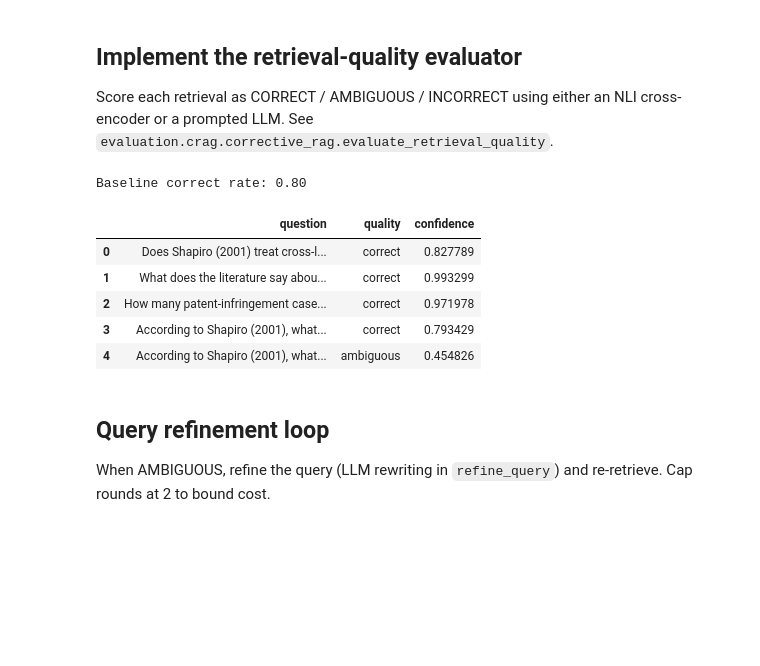
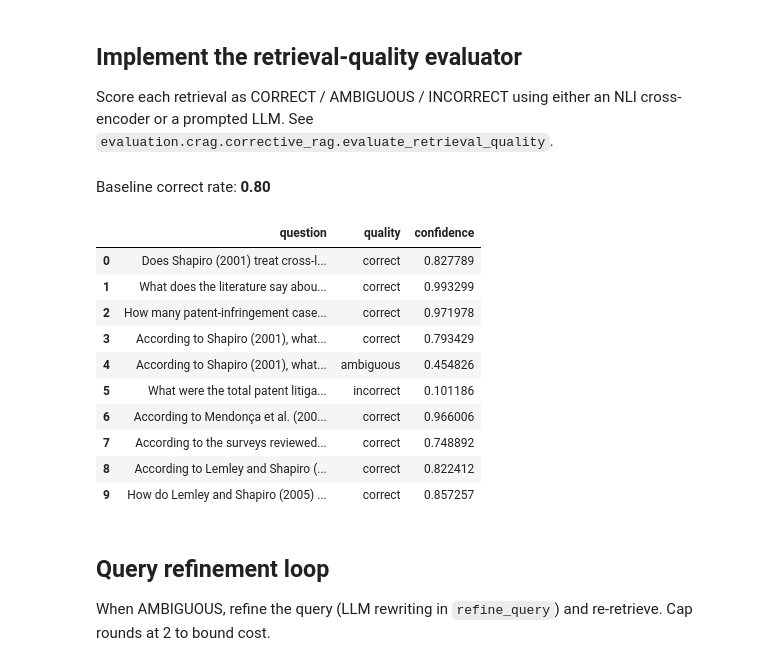
Before and after one commit to eliemada/cs552-faithful-rag, a Jupyter notebook: notebooks/faruk_zahiragic_415360.ipynb, the cells around one changed output. Drawn from its saved outputs; the diff is of its cells as text; code cells hidden in the pictures; blank space fills up the shorter version.

```diff
--- a/notebooks/faruk_zahiragic_415360.ipynb
+++ b/notebooks/faruk_zahiragic_415360.ipynb
@@ -234,11 +270,23 @@ def _build_prompt(question, docs):
     )
 
 
+def _can_use_vllm():
+    try:
+        import torch
+
+        return torch.cuda.is_available()
+    except Exception:
+        return False
+
+
 def _safe_generate(prompt, docs):
+    if not _can_use_vllm():
+        if docs:
+            return docs[0]["text"][:400].strip()
+        return "I don't know."
     try:
         return generate(model_spec, prompt, max_tokens=256, temperature=0.2)
-    except Exception as exc:
-        print(f"Generation fallback (non-vLLM env): {exc}")
+    except Exception:
         if docs:
             return docs[0]["text"][:400].strip()
         return "I don't know."
@@ -265,5 +313,5 @@ for item in gold_subset:
     )
 
 baseline_df = pd.DataFrame(baseline_rows)
-baseline_df[["question", "latency_s"]].head()
+display(baseline_df[["question", "latency_s"]])
 # %% [output]
@@ -294,25 +333,30 @@ Score each retrieval as CORRECT / AMBIGUOUS / INCORRECT using either an NLI cros
 # %%
 from evaluation.crag.corrective_rag import RetrievalQuality, evaluate_retrieval_quality
 
 quality_rows = []
 for row in baseline_rows:
     quality, conf = evaluate_retrieval_quality(row["question"], row["docs"])
     quality_rows.append({"quality": quality.value, "confidence": conf})
 
 quality_df = pd.DataFrame(quality_rows)
 baseline_df = pd.concat([baseline_df, quality_df], axis=1)
 
 baseline_correct_rate = (baseline_df["quality"] == RetrievalQuality.CORRECT.value).mean()
-print(f"Baseline correct rate: {baseline_correct_rate:.2f}")
-baseline_df[["question", "quality", "confidence"]].head()
+display(Markdown(f"Baseline correct rate: **{baseline_correct_rate:.2f}**"))
+display(baseline_df[["question", "quality", "confidence"]])
 # %% [output]
-Baseline correct rate: 0.80
+Baseline correct rate: **0.80**
 |  | question | quality | confidence |
 | 0 | Does Shapiro (2001) treat cross-l... | correct | 0.827789 |
 | 1 | What does the literature say abou... | correct | 0.993299 |
 | 2 | How many patent-infringement case... | correct | 0.971978 |
 | 3 | According to Shapiro (2001), what... | correct | 0.793429 |
 | 4 | According to Shapiro (2001), what... | ambiguous | 0.454826 |
+| 5 | What were the total patent litiga... | incorrect | 0.101186 |
+| 6 | According to Mendonça et al. (200... | correct | 0.966006 |
+| 7 | According to the surveys reviewed... | correct | 0.748892 |
+| 8 | According to Lemley and Shapiro (... | correct | 0.822412 |
+| 9 | How do Lemley and Shapiro (2005) ... | correct | 0.857257 |
 # %% [markdown]
 ## Query refinement loop
 
```
Also changed, not shown: parts of 8 cells of this notebook.
